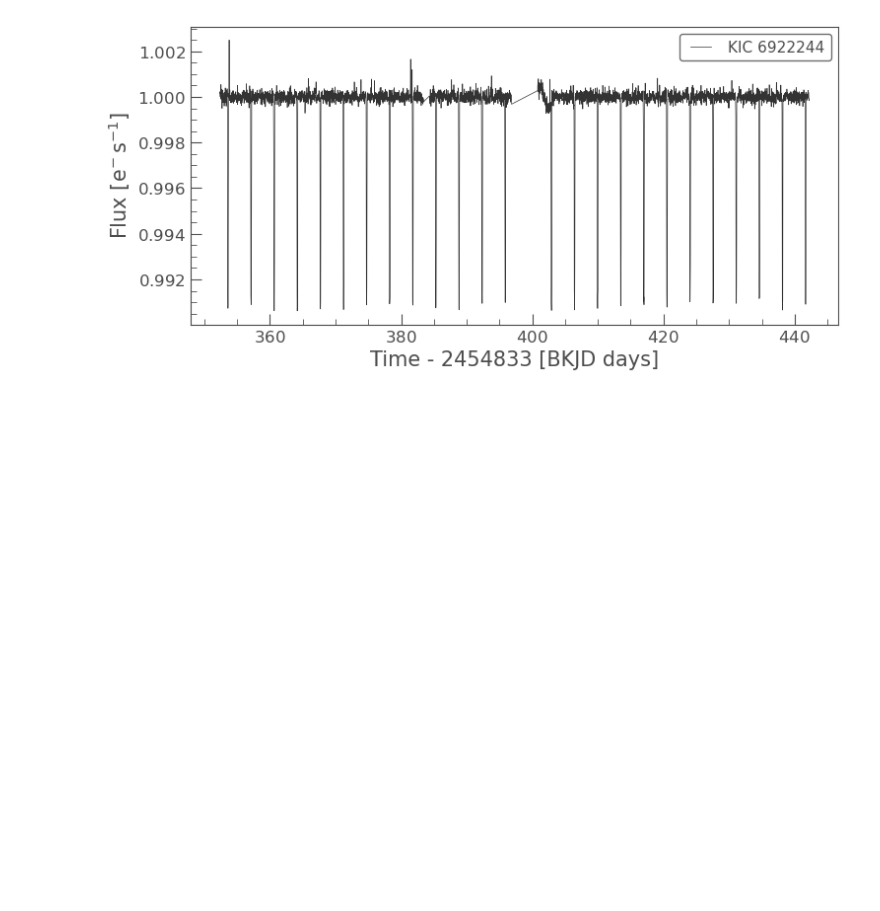
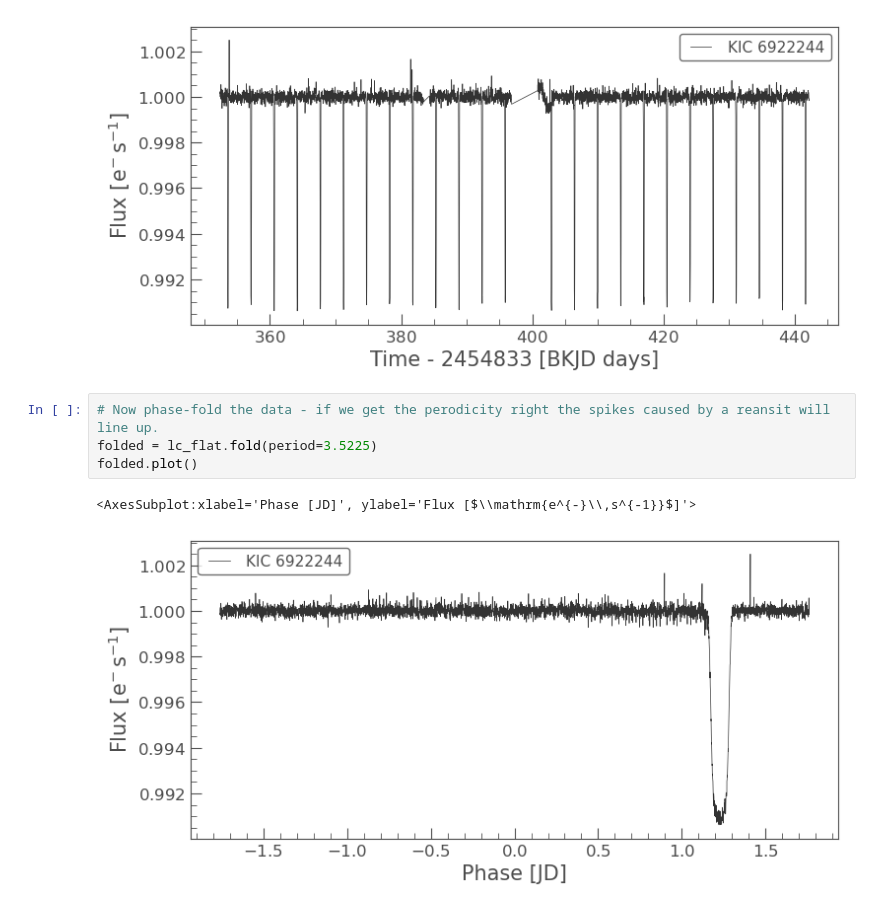
Before and after one commit to mark-williams/exo, a Jupyter notebook: lk.ipynb, the cells around one changed output. Saved outputs shown, nothing was run; the diff lists cells and outputs as text; blank space fills up the shorter version.

Commit message:
chore: phase fold the data to effectively line up the flux spikes.

```diff
--- a/lk.ipynb
+++ b/lk.ipynb
@@ -23,3 +23,10 @@ lc_flat.plot()
 # %% [output]
 <AxesSubplot:xlabel='Time - 2454833 [BKJD days]', ylabel='Flux [$\\mathrm{e^{-}\\,s^{-1}}$]'>
 [figure]
+# %%
+# Now phase-fold the data - if we get the perodicity right the spikes caused by a reansit will line up.
+folded = lc_flat.fold(period=3.5225)
+folded.plot()
+# %% [output]
+<AxesSubplot:xlabel='Phase [JD]', ylabel='Flux [$\\mathrm{e^{-}\\,s^{-1}}$]'>
+[figure, added]
```
